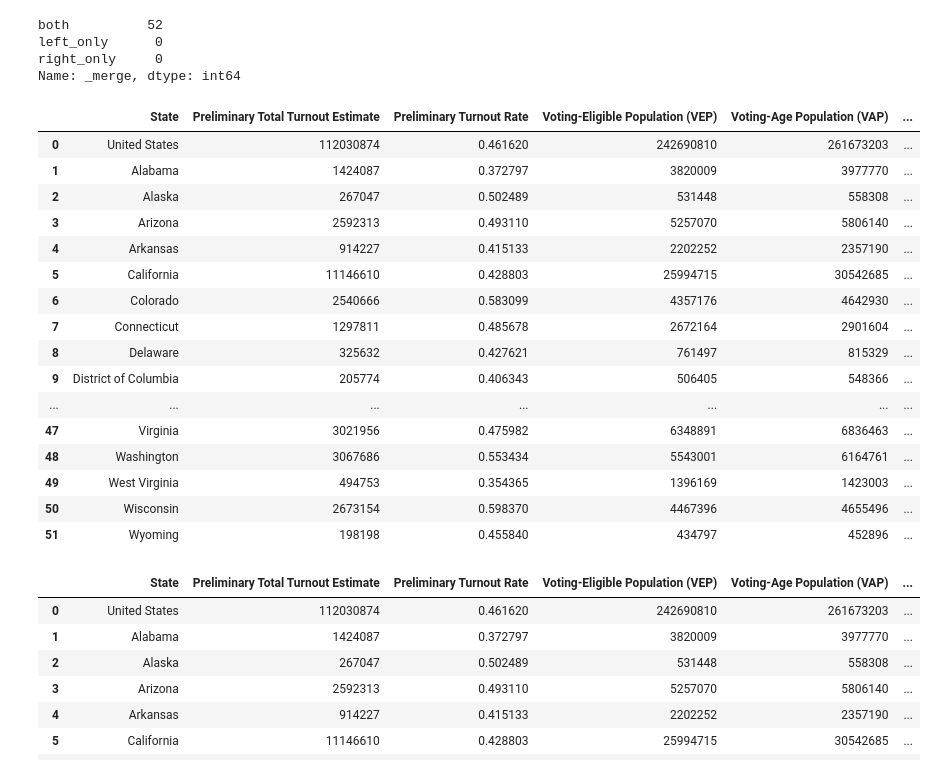
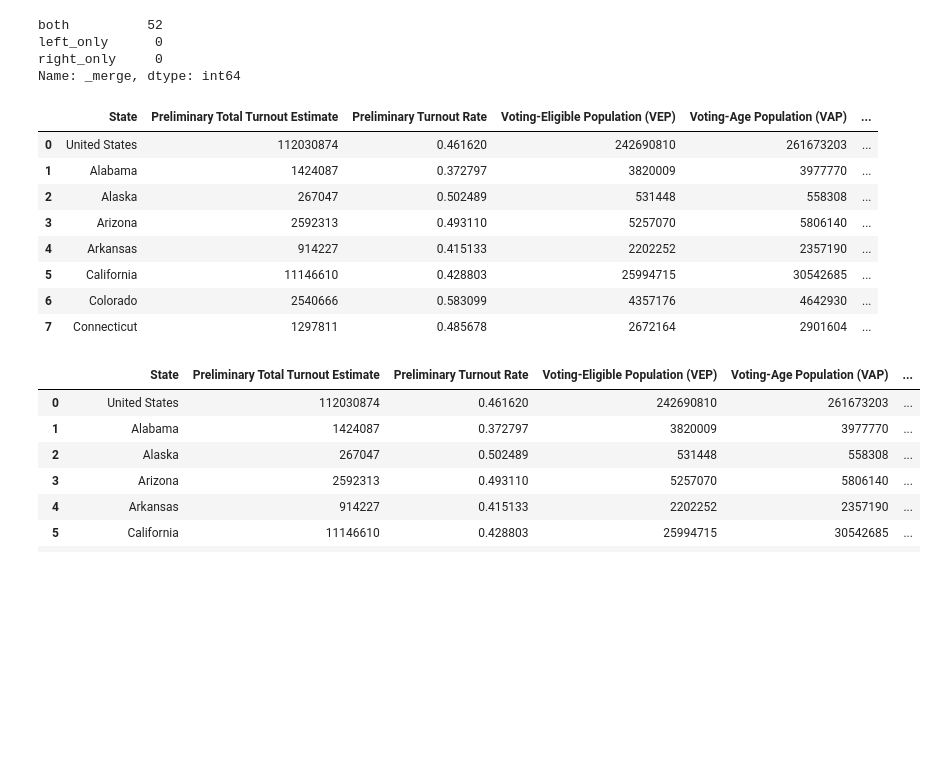
Before and after one commit to shimjide123/datman, a Jupyter notebook: Final_by_Yu Nong.ipynb, the cells around one changed output. Cells and saved outputs as stored; diff of their text form; code cells hidden in the pictures; blank space fills up the shorter version.

```diff
--- a/Final_by_Yu Nong.ipynb
+++ b/Final_by_Yu Nong.ipynb
@@ -1171,25 +1175,17 @@ left_only      0
 right_only     0
 Name: _merge, dtype: int64
 # %%
-turnout_unemployment_poverty_food.head(53)
+turnout_unemployment_poverty_food.head(8)
 # %% [output]
 |  | State | Preliminary Total Turnout Estimate | Preliminary Turnout Rate | Voting-Eligible Population (VEP) | Voting-Age Population (VAP) | ... |
 | 0 | United States | 112030874 | 0.461620 | 242690810 | 261673203 | ... |
 | 1 | Alabama | 1424087 | 0.372797 | 3820009 | 3977770 | ... |
 | 2 | Alaska | 267047 | 0.502489 | 531448 | 558308 | ... |
 | 3 | Arizona | 2592313 | 0.493110 | 5257070 | 5806140 | ... |
 | 4 | Arkansas | 914227 | 0.415133 | 2202252 | 2357190 | ... |
 | 5 | California | 11146610 | 0.428803 | 25994715 | 30542685 | ... |
 | 6 | Colorado | 2540666 | 0.583099 | 4357176 | 4642930 | ... |
 | 7 | Connecticut | 1297811 | 0.485678 | 2672164 | 2901604 | ... |
-| 8 | Delaware | 325632 | 0.427621 | 761497 | 815329 | ... |
-| 9 | District of Columbia | 205774 | 0.406343 | 506405 | 548366 | ... |
-| ... | ... | ... | ... | ... | ... | ... |
-| 47 | Virginia | 3021956 | 0.475982 | 6348891 | 6836463 | ... |
-| 48 | Washington | 3067686 | 0.553434 | 5543001 | 6164761 | ... |
-| 49 | West Virginia | 494753 | 0.354365 | 1396169 | 1423003 | ... |
-| 50 | Wisconsin | 2673154 | 0.598370 | 4467396 | 4655496 | ... |
-| 51 | Wyoming | 198198 | 0.455840 | 434797 | 452896 | ... |
 # %%
 turnout_unemployment_poverty_food=turnout_unemployment_poverty_food.drop(columns=['_merge'])
 # %%
```
Also changed, not shown: parts of 38 cells of this notebook.
